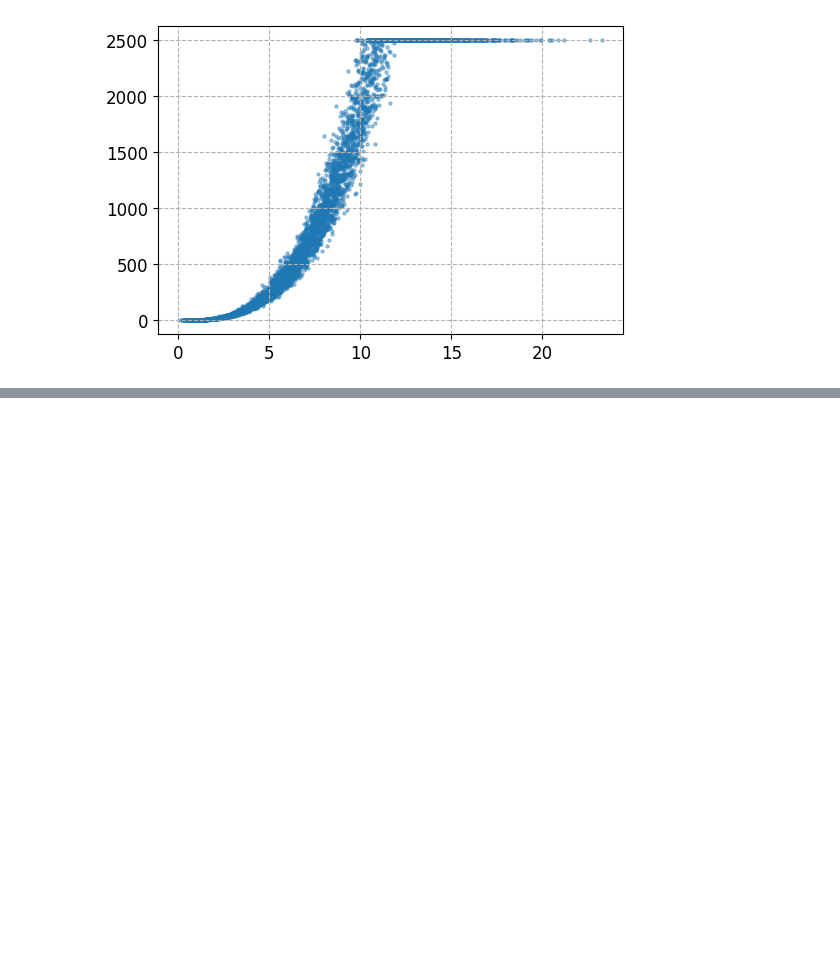
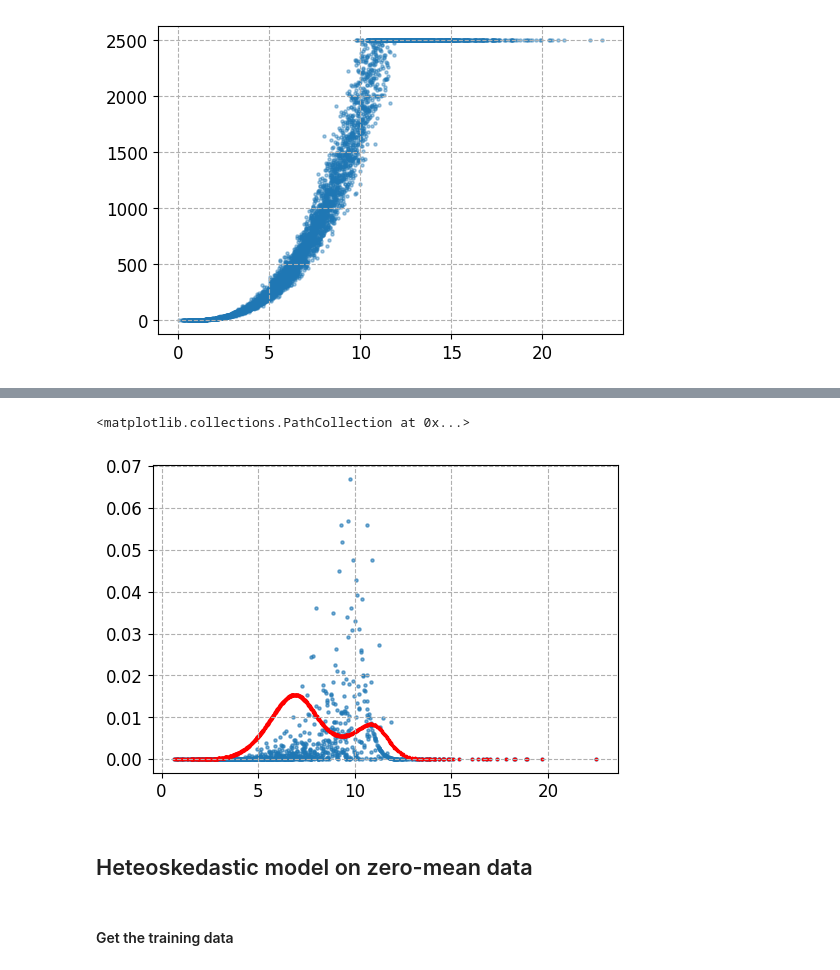
Before and after one commit to steeve-boucherie/pygp-sandbox, a Jupyter notebook: notebooks/demonstrate-pc-gp.ipynb, the cells around one changed output, grey strips where cells are left out. Saved outputs shown, nothing was run; the diff lists cells and outputs as text; code cells hidden in the pictures; blank space fills up the shorter version.

```diff
--- a/notebooks/demonstrate-pc-gp.ipynb
+++ b/notebooks/demonstrate-pc-gp.ipynb
@@ -145,0 +322,26 @@ ax.set(aspect='equal')
+# %%
+# test_x = torch.linspace(0, 20, 201)
+# test_y = generator.true_signal(test_x) / generator.power_rated
+
+
+model.eval()
+with torch.no_grad():
+    f_pred = model(train_x)
+    # y_pred = model.likelihood(f_pred, test_x)
+
+    res = (train_y - f_pred.mean)**2
+
+    f_noise = noise_gp(train_x)
+
+_, ax = plt.subplots(figsize=(6, 4))
+ax.grid(ls='--')
+
+ax.scatter(train_x, res, s=5, alpha=.6)
+ax.scatter(train_x, noise_constaint.transform(f_noise.mean), s=2.5, c='r')
+# %% [output]
+<matplotlib.collections.PathCollection at 0x...>
+[figure, added]
+# %% [markdown]
+## Heteoskedastic model on zero-mean data
+# %% [markdown]
+#### Get the training data
```
Also changed, not shown: parts of 38 cells of this notebook.
